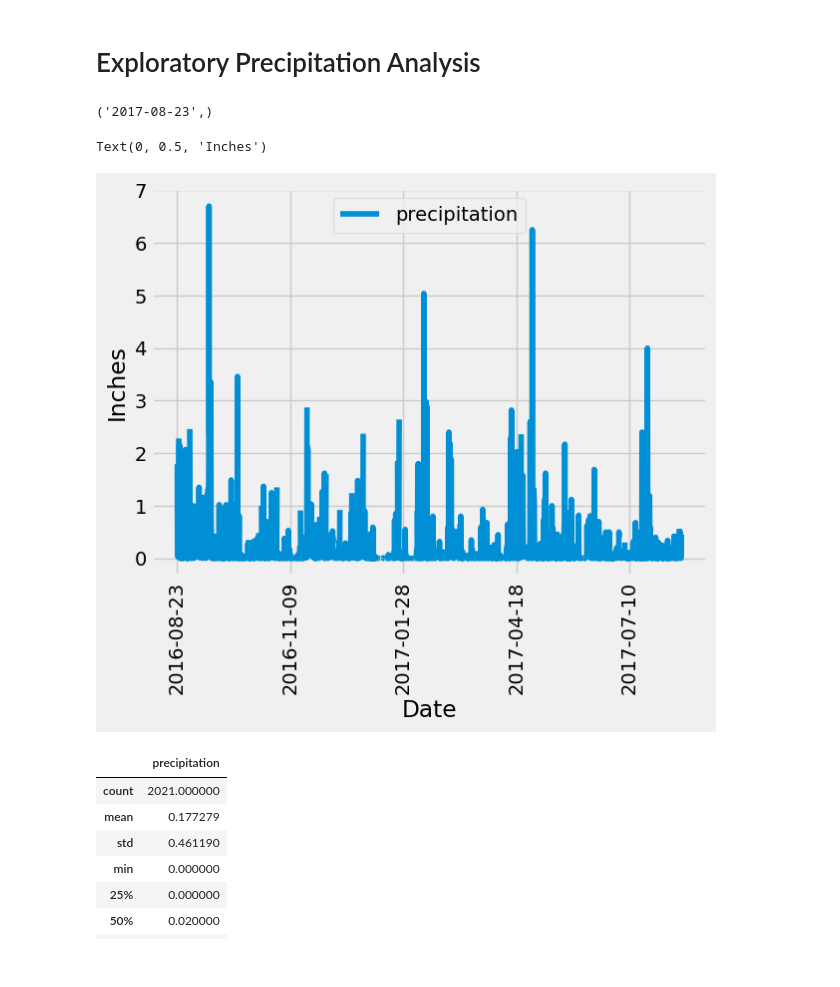
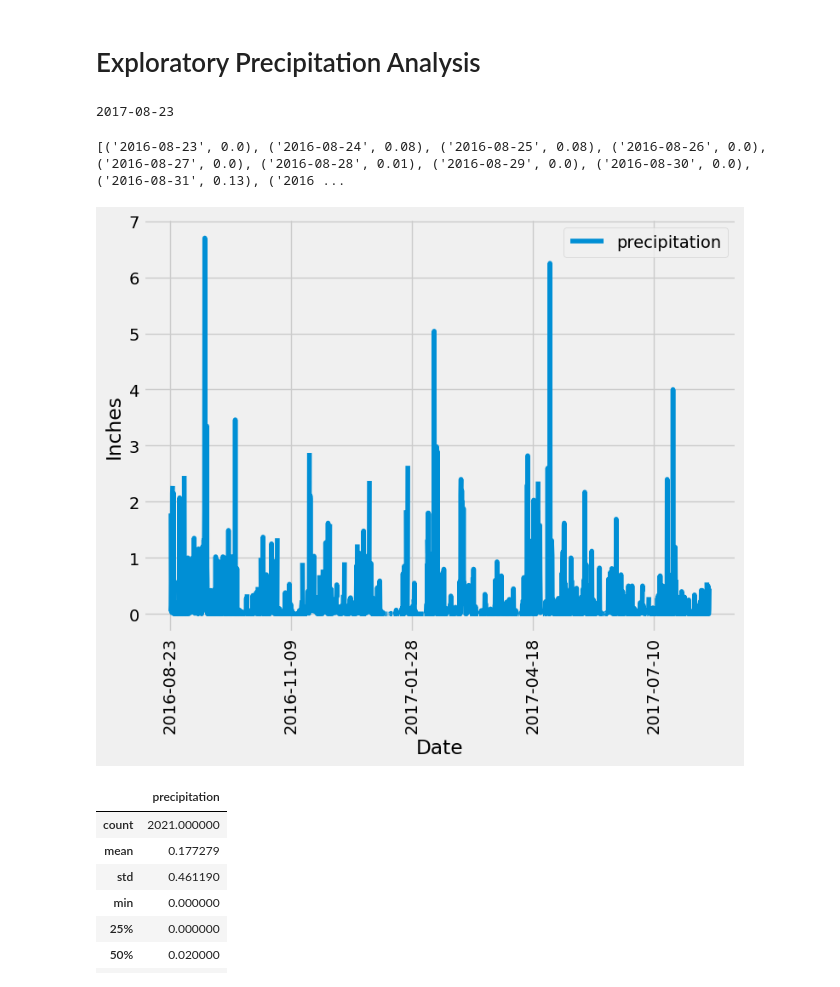
Before and after one commit to laurar9889/sqlalchemy_challenge, a Jupyter notebook: climate_starter.ipynb, the cells around one changed output. Drawn from its saved outputs; the diff is of its cells as text; code cells hidden in the pictures.

Commit message:
Assignment: To upload precipitation analysis

```diff
--- a/climate_starter.ipynb
+++ b/climate_starter.ipynb
@@ -20,7 +20,8 @@ from sqlalchemy import create_engine, func
 engine = create_engine("sqlite:///Resources/hawaii.sqlite")
 # %%
 # reflect an existing database into a new model
-
+Base = automap_base()
 # reflect the tables
+Base.prepare(autoload_with=engine)
 # %%
 # View all of the classes that automap found
@@ -28,11 +30,17 @@ engine = create_engine("sqlite:///Resources/hawaii.sqlite")
 ['measurement', 'station']
 # %%
 # Save references to each table
+Station = Base.classes.station
+Measurement = Base.classes.measurement
 # %%
 # Create our session (link) from Python to the DB
+session = Session(bind=engine)
 # %% [markdown]
 # Exploratory Precipitation Analysis
 # %%
 # Find the most recent date in the data set.
+#Source: Xpert learning assistant
+max_date = session.query(func.max(Measurement.date)).scalar()
+print(max_date)
 # %% [output]
-('2017-08-23',)
+2017-08-23
@@ -39,22 +51,27 @@ engine = create_engine("sqlite:///Resources/hawaii.sqlite")
 # %%
 # Design a query to retrieve the last 12 months of precipitation data and plot the results.
 # Starting from the most recent data point in the database.
 
 # Calculate the date one year from the last date in data set.
+#Note: 2016 was a leap year so instead of 365days, the data will be collected from 366 days.
+last_year_date = datetime.strptime(max_date, '%Y-%m-%d') - timedelta(days=366)
 
 
 # Perform a query to retrieve the data and precipitation scores
-
+last_12m_data = session.query(Measurement.date, Measurement.prcp).filter(Measurement.date>=last_year_date).all()
+print(last_12m_data)
 
 # Save the query results as a Pandas DataFrame. Explicitly set the column names
+last_12m_df = pd.DataFrame(last_12m_data, columns=['date','precipitation'])
+last_12m_df.set_index('date', inplace=True)
+# Sort the dataframe by date
+last_12m_df = last_12m_df.sort_values(by='date')
 
-
-# Sort the dataframe by date
-
-
-# Use Pandas Plotting with Matplotlib to plot the data
+# Use Pandas Plotting with Matplotlib to plot the data in a barchart
+last_12m_df.plot(xlabel="Date", ylabel="Inches", figsize=(8,6), rot=90)
+plt.show()
 # %% [output]
-Text(0, 0.5, 'Inches')
+[('2016-08-23', 0.0), ('2016-08-24', 0.08), ('2016-08-25', 0.08), ('2016-08-26', 0.0), ('2016-08-27', 0.0), ('2016-08-28', 0.01), ('2016-08-29', 0.0), ('2016-08-30', 0.0), ('2016-08-31', 0.13), ('2016 ...
-[figure, old version]
+[figure, new version]
 # %%
 # Use Pandas to calculate the summary statistics for the precipitation data
```
Also changed, not shown: parts of 3 cells of this notebook.
